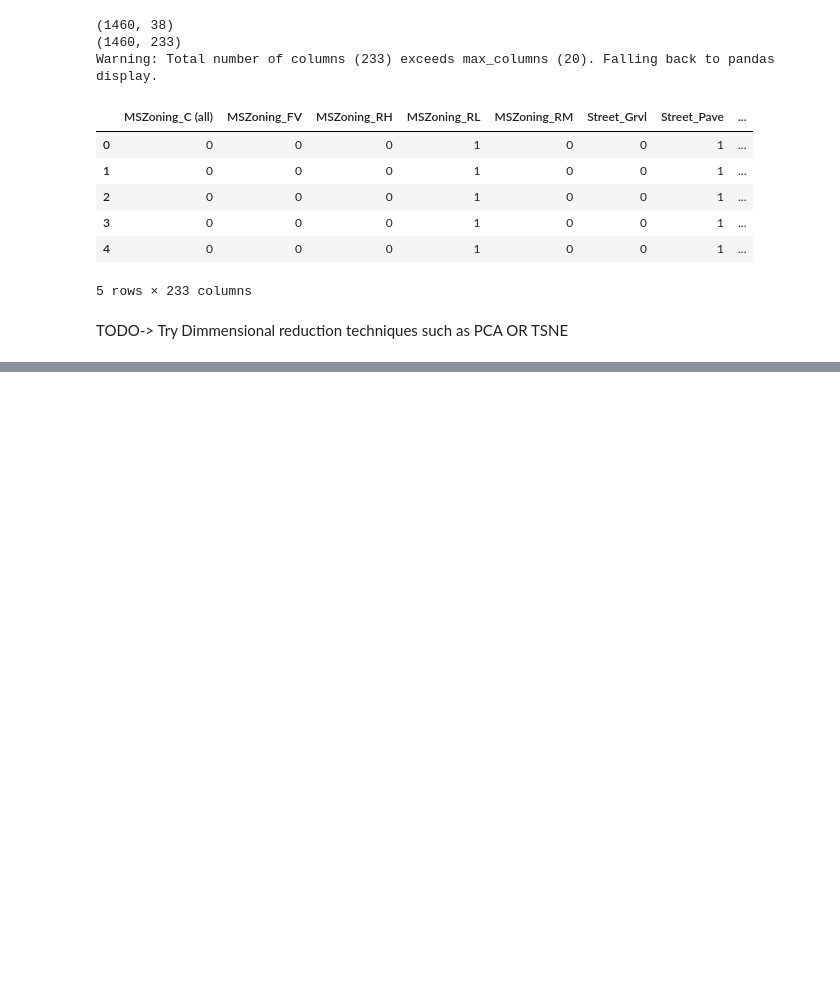
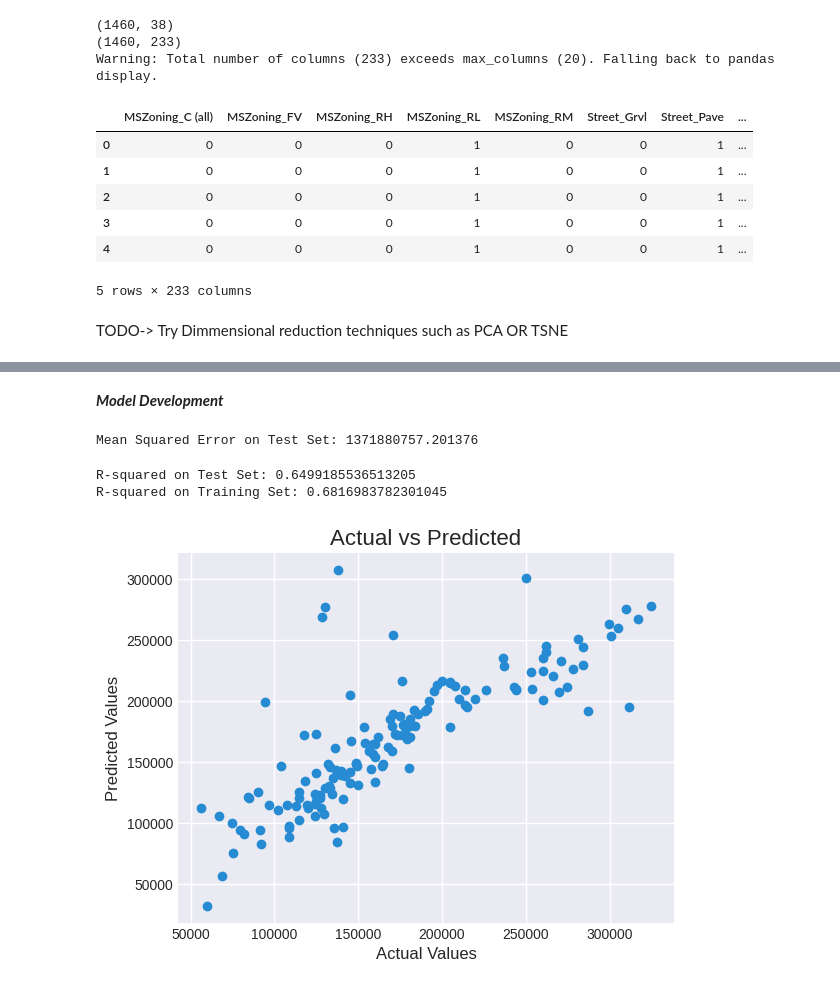
Before and after one commit to anirudh217sharma/House_Prices_Advanced_Regression_Techniques, a Jupyter notebook: House_Prices_Advanced_Regression_Techniques.ipynb, the cells around one changed output, grey strips where cells are left out. Saved outputs shown, nothing was run; the diff lists cells and outputs as text; code cells hidden in the pictures; blank space fills up the shorter version.

```diff
--- a/House_Prices_Advanced_Regression_Techniques.ipynb
+++ b/House_Prices_Advanced_Regression_Techniques.ipynb
@@ -449,0 +722,6 @@ y_test shape: (146,)
+# %%
+# Removing the features manually which show a VIF of infinity -
+# TODO-> Try other encoding techniques than one hot encoding as we are losing all information from categorical features
+featuresTrain = featuresTrain.drop(['HeatingQC_TA','HeatingQC_Po','HeatingQC_Gd','HeatingQC_Ex','HeatingQC_Fa',
+                                    'LandSlope_Gtl','LandSlope_Sev','LandSlope_Mod','Street_Pave','Street_Pave'],axis=1)
+featuresTrain
@@ -449,0 +800,4 @@ y_test shape: (146,)
+# %%
+cols = list(featuresTrain.columns)
+print(cols)
+featuresTrain.head()
@@ -449,0 +812,4 @@ y_test shape: (146,)
+# %%
+# Filtering X_test only for the features we wanna use
+X_test = X_test[cols]
+X_test.head()
@@ -449,0 +823,36 @@ y_test shape: (146,)
+# %% [markdown]
+<i><b> Model Development </i></b>
+# %%
+# Linear Regression
+regression_model = LinearRegression()
+regression_model.fit(featuresTrain, y_train)
+
+# Make predictions on the scaled test set
+predictions_test = regression_model.predict(X_test)
+
+# Evaluate the model performance on the non-standardized test set
+mse_test = mean_squared_error(y_test, predictions_test)
+print(f"Mean Squared Error on Test Set: {mse_test}")
+# %% [output]
+Mean Squared Error on Test Set: 1371880757.201376
+# %%
+# Calculate R-squared on the test set
+r_squared = regression_model.score(X_test,y_test)
+print(f"R-squared on Test Set: {r_squared}")
+
+r_squared_train = regression_model.score(featuresTrain, y_train)
+print(f"R-squared on Training Set: {r_squared_train}")
+
+# Create a DataFrame for unstandardized predictions against actual values
+predictions_df = pd.DataFrame({'Actual': y_test, 'Predicted': predictions_test})
+
+# Scatter plot
+plt.scatter(predictions_df['Actual'], predictions_df['Predicted'])
+plt.title('Actual vs Predicted')
+plt.xlabel('Actual Values')
+plt.ylabel('Predicted Values')
+plt.show()
+# %% [output]
+R-squared on Test Set: 0.6499185536513205
+R-squared on Training Set: 0.6816983782301045
+[figure, added]
```
Also changed, not shown: parts of 26 cells of this notebook.
